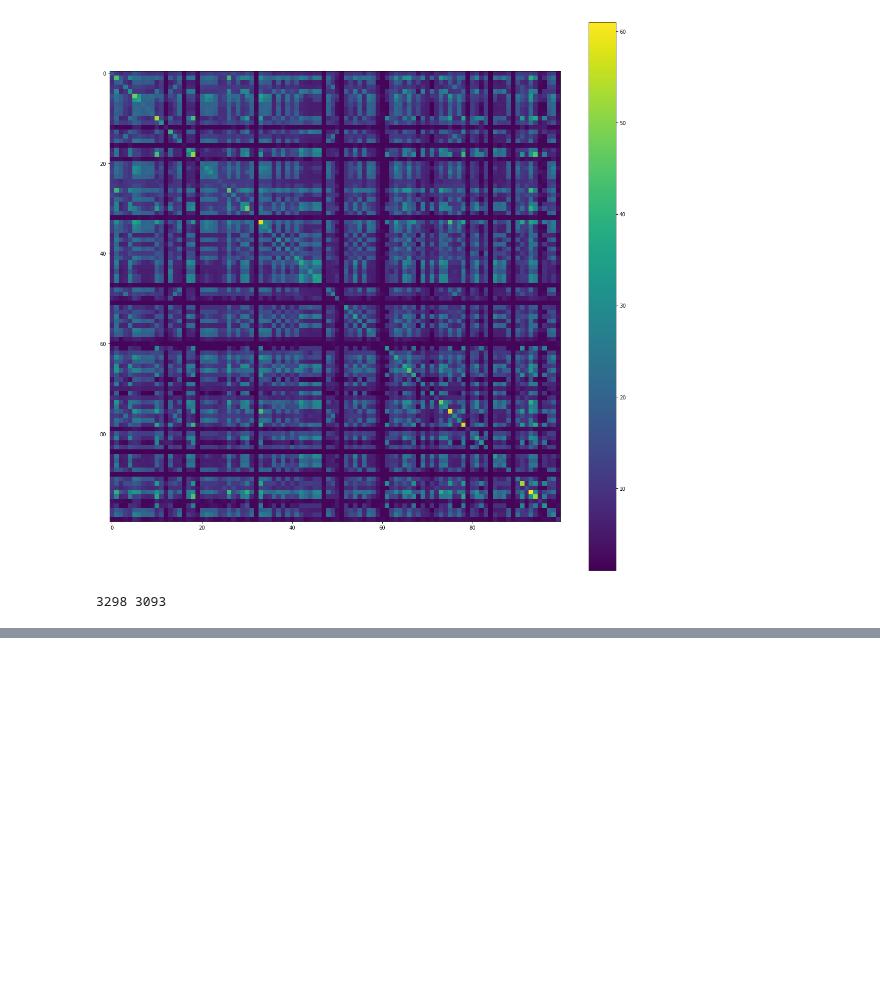
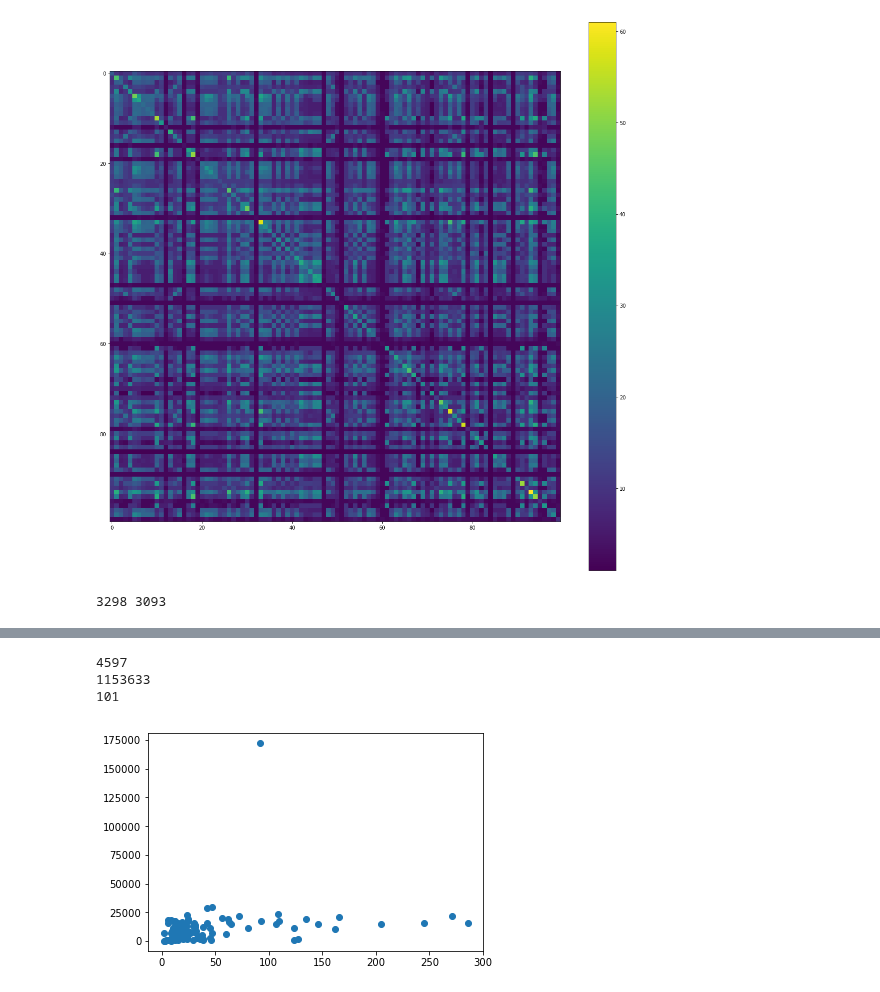
Before and after one commit to kpaskov/PhasingFamilies, a Jupyter notebook: Noncoding-Feature-Representation.ipynb, the cells around one changed output, grey strips where cells are left out. Cells and saved outputs as stored; diff of their text form; code cells hidden in the pictures; blank space fills up the shorter version.

```diff
--- a/Noncoding-Feature-Representation.ipynb
+++ b/Noncoding-Feature-Representation.ipynb
@@ -243,0 +231,12 @@ print([x for x in maternal_recombinations if x > 200000 and x < 250000])
+# %%
+print(len(maternal_recombinations))
+print(len(new_rec_female))
+hist, bin_edges = np.histogram(maternal_recombinations, bins=100)
+print(len(bin_edges))
+plt.scatter(hist, rec_hist)
+plt.show()
+# %% [output]
+4597
+1153633
+101
+[figure, added]
```
Also changed, not shown: parts of 14 cells of this notebook, 6 other files.
